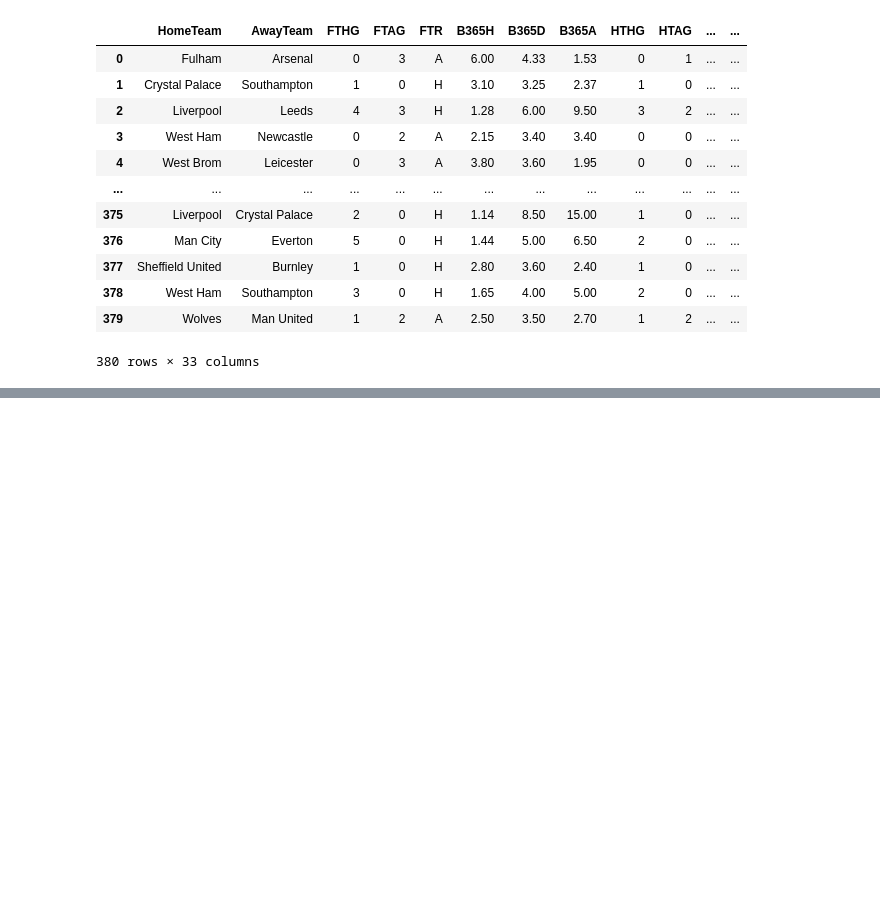
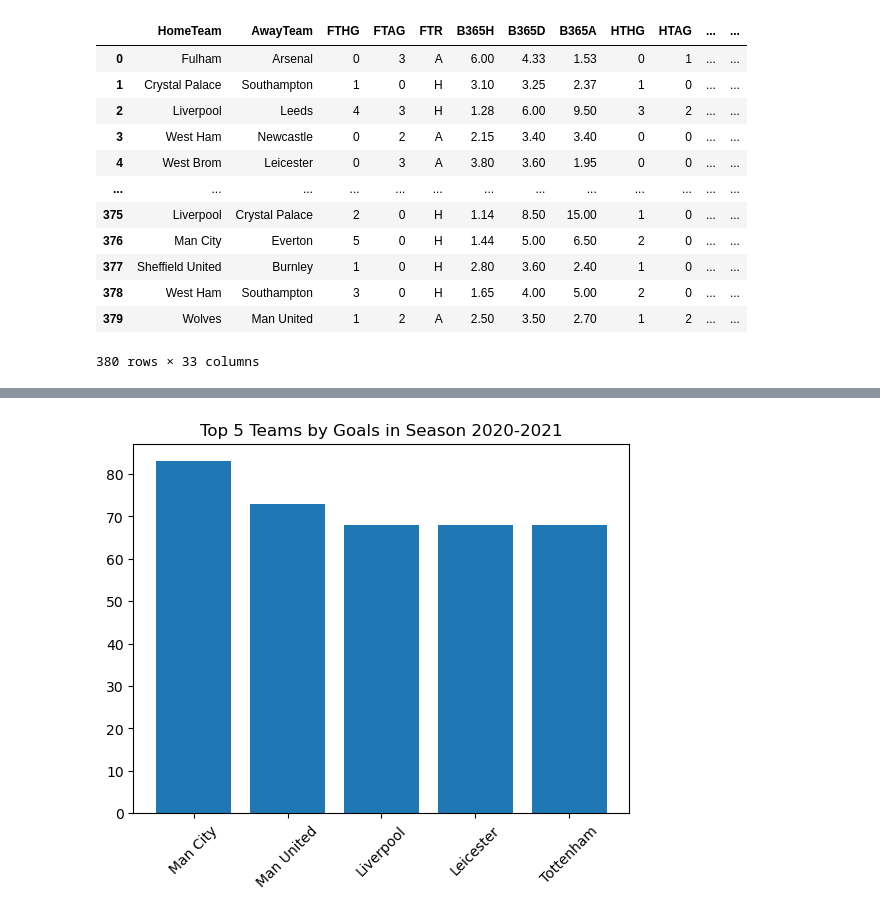
Before and after one commit to dimliaro/PremierLeagueStats, a Jupyter notebook: PLstats.ipynb, the cells around one changed output, grey strips where cells are left out. Cells and saved outputs as stored; diff of their text form; code cells hidden in the pictures; blank space fills up the shorter version.

```diff
--- a/PLstats.ipynb
+++ b/PLstats.ipynb
@@ -91,10 +92,21 @@ df = df_1[existing_cols].copy()
 # %%
 df["total_goals"] = df["FTHG"] + df["FTAG"]
 df["total_corners"] = df["HC"] + df["AC"]
-df["home_shot_accuracy"] = round(df["HST"] / df["HS"],2)
-df["away_shot_accuracy"] = round(df["AST"] / df["AS"],2)
+df["home_shot_accuracy"] = np.where(
+    df["HS"] > 0,
+    df["HST"] / df["HS"],
+    0
+)
+df["away_shot_accuracy"] = np.where(
+    df["AS"] > 0,
+    df["AST"] / df["AS"],
+    0
+)
+df["home_shot_accuracy"] = df["home_shot_accuracy"].round(2)
+df["away_shot_accuracy"] = df["away_shot_accuracy"].round(2)
 df["total_yellow_cards"] = df["HY"] + df["AY"]
 df["total_red_cards"] = df["HR"] + df["AR"]
+
 df
 # %% [output]
 |  | HomeTeam | AwayTeam | FTHG | FTAG | FTR | B365H | B365D | B365A | HTHG | HTAG | ... | ... |
@@ -110,3 +122,19 @@ df
 | 378 | West Ham | Southampton | 3 | 0 | H | 1.65 | 4.00 | 5.00 | 2 | 0 | ... | ... |
 | 379 | Wolves | Man United | 1 | 2 | A | 2.50 | 3.50 | 2.70 | 1 | 2 | ... | ... |
 380 rows × 33 columns
+# %%
+#some other stats
+
+
+home_goals_per_team = df.groupby("HomeTeam")["FTHG"].sum()
+away_goals_per_team = df.groupby("AwayTeam")["FTAG"].sum()
+
+team_goals = home_goals_per_team.add(away_goals_per_team, fill_value=0)
+
+team_goals = team_goals.reset_index()
+team_goals.columns = ["Teams", "Total_Goals"]
+
+team_goals.sort_values("Total_Goals", ascending = False).head(10)
+
+#for future reference:
+team_goals.to_csv("team_goals_summary.csv", index=False)
@@ -112,0 +153,12 @@ df
+# %%
+import matplotlib.pyplot as plt
+
+top5 = team_goals.sort_values("Total_Goals", ascending=False).head(5)
+
+plt.figure()
+plt.bar(top5["Teams"], top5["Total_Goals"])
+plt.xticks(rotation=45)
+plt.title("Top 5 Teams by Goals in Season 2020-2021")
+plt.show()
+# %% [output]
+[figure, added]
```
Also changed, not shown: parts of 3 cells of this notebook, 2 other files.
